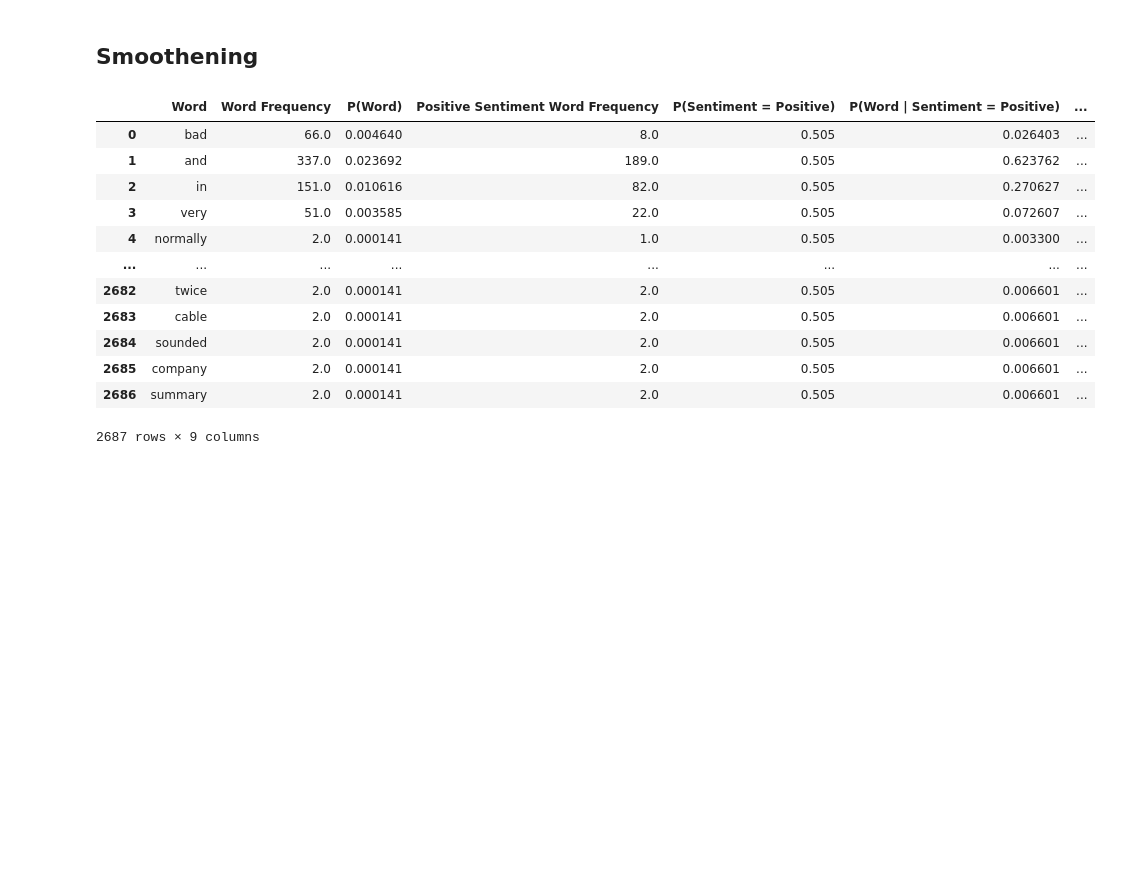
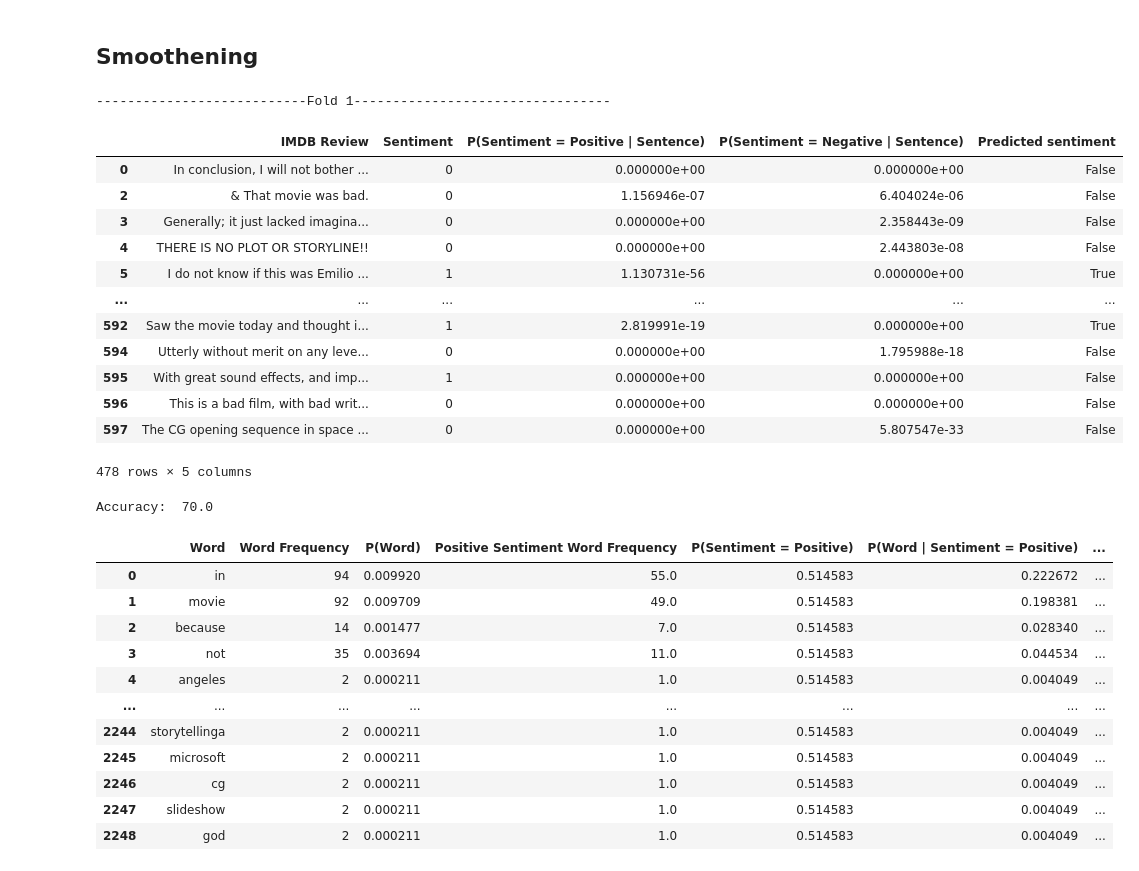
Before and after one commit to VighneshS/sentiment_prediction, a Jupyter notebook: sentiment_prediction.ipynb, the cells around one changed output. Saved outputs shown, nothing was run; the diff lists cells and outputs as text; code cells hidden in the pictures; blank space fills up the shorter version.

Commit message:
All tasks done. Thinking about removing the stop words next...😍🥰✅🤪🎊🥳🎉

```diff
--- a/sentiment_prediction.ipynb
+++ b/sentiment_prediction.ipynb
@@ -10,5 +10,7 @@ We will also see how it will be effective against missing data.
 Training Percentage
 # %%
 training_ratio = 80 / 100
+k = 5
+most_useful_limit = 20
 # %% [markdown]
 ## Importing the Data
@@ -79,7 +104,7 @@ def split_words(review):
 
 def get_word_count(review_data_frame: pd.DataFrame, column_name: str):
     vocab = review_data_frame["IMDB Review"].apply(lambda review: pd.value_counts(
-        split_words(review))).sum(axis=0).to_frame()
+        split_words(review))).count(axis=0).to_frame()
     vocab.columns = [column_name]
     vocab.reset_index(inplace=True)
     vocab = vocab.rename(columns={'index': 'Word'})
@@ -143,0 +182,34 @@ def generate_naive_bayes_parameters(data_frame: pd.DataFrame, smoothening: bool)
+# %%
+def predict_calculate_accuracy(data_frame: pd.DataFrame, naive_bayes_parameters: pd.DataFrame):
+    data_frame["P(Sentiment = Positive | Sentence)"] = data_frame["IMDB Review"].apply(
+        lambda review: get_probabilities(review, naive_bayes_parameters, True, False))
+    data_frame["P(Sentiment = Negative | Sentence)"] = data_frame["IMDB Review"].apply(
+        lambda review: get_probabilities(review, naive_bayes_parameters, False, False))
+    data_frame["Predicted sentiment"] = data_frame["P(Sentiment = Positive | Sentence)"] > data_frame[
+        "P(Sentiment = Negative | Sentence)"]
+    accuracy = data_frame.loc[data_frame["Predicted sentiment"] == data_frame["Sentiment"]].count(axis=0)[
+                   'Sentiment'] * 100 / data_frame.count(axis=0)['Sentiment']
+    print("Accuracy: ", accuracy)
+    # print("Wrong Predictions:")
+    # display(data_frame.loc[data_frame["Predicted sentiment"] != data_frame["Sentiment"]].reset_index(drop=True))
+    return accuracy
+# %%
+def five_fold_cross_validation(data_frame: pd.DataFrame, smoothening: bool):
+    kf = KFold(n_splits=k, shuffle=True)
+    train_folds = kf.split(data_frame)
+    accuracies = []
+    max_accuracy_naive_bayes_parameters = pd.DataFrame()
+    for (train_training, train_testing), index in zip(train_folds, range(5)):
+        print(f"---------------------------Fold {index + 1}---------------------------------")
+        display(train.loc[train_training])
+        trained_parameters = generate_naive_bayes_parameters(train.loc[train_training], smoothening)
+        accuracy = predict_calculate_accuracy(train.loc[train_testing], trained_parameters)
+        accuracies.append(accuracy)
+        max_accuracy_naive_bayes_parameters = trained_parameters if max(
+            accuracies) == accuracy else max_accuracy_naive_bayes_parameters
+        display(trained_parameters)
+    return max_accuracy_naive_bayes_parameters
+
+
+vocabulary = five_fold_cross_validation(train, False)
+vocabulary
@@ -264,19 +350,33 @@ Wrong Predictions:
 # %% [markdown]
 ## Smoothening
 # %%
-vocabulary = generate_naive_bayes_parameters(train, True)
+vocabulary = five_fold_cross_validation(train, True)
 vocabulary
 # %% [output]
+---------------------------Fold 1---------------------------------
-|  | Word | Word Frequency | P(Word) | Positive Sentiment Word Frequency | P(Sentiment = Positive) | P(Word | Sentiment = Positive) | ... |
-| 0 | bad | 66.0 | 0.004640 | 8.0 | 0.505 | 0.026403 | ... |
-| 1 | and | 337.0 | 0.023692 | 189.0 | 0.505 | 0.623762 | ... |
-| 2 | in | 151.0 | 0.010616 | 82.0 | 0.505 | 0.270627 | ... |
-| 3 | very | 51.0 | 0.003585 | 22.0 | 0.505 | 0.072607 | ... |
-| 4 | normally | 2.0 | 0.000141 | 1.0 | 0.505 | 0.003300 | ... |
-| ... | ... | ... | ... | ... | ... | ... | ... |
-| 2682 | twice | 2.0 | 0.000141 | 2.0 | 0.505 | 0.006601 | ... |
-| 2683 | cable | 2.0 | 0.000141 | 2.0 | 0.505 | 0.006601 | ... |
-| 2684 | sounded | 2.0 | 0.000141 | 2.0 | 0.505 | 0.006601 | ... |
-| 2685 | company | 2.0 | 0.000141 | 2.0 | 0.505 | 0.006601 | ... |
-| 2686 | summary | 2.0 | 0.000141 | 2.0 | 0.505 | 0.006601 | ... |
+|  | IMDB Review | Sentiment | P(Sentiment = Positive | Sentence) | P(Sentiment = Negative | Sentence) | Predicted sentiment |
+| 0 | In conclusion, I will not bother ... | 0 | 0.000000e+00 | 0.000000e+00 | False |
+| 2 | & That movie was bad. | 0 | 1.156946e-07 | 6.404024e-06 | False |
+| 3 | Generally; it just lacked imagina... | 0 | 0.000000e+00 | 2.358443e-09 | False |
+| 4 | THERE IS NO PLOT OR STORYLINE!! | 0 | 0.000000e+00 | 2.443803e-08 | False |
+| 5 | I do not know if this was Emilio ... | 1 | 1.130731e-56 | 0.000000e+00 | True |
+| ... | ... | ... | ... | ... | ... |
+| 592 | Saw the movie today and thought i... | 1 | 2.819991e-19 | 0.000000e+00 | True |
+| 594 | Utterly without merit on any leve... | 0 | 0.000000e+00 | 1.795988e-18 | False |
+| 595 | With great sound effects, and imp... | 1 | 0.000000e+00 | 0.000000e+00 | False |
+| 596 | This is a bad film, with bad writ... | 0 | 0.000000e+00 | 0.000000e+00 | False |
+| 597 | The CG opening sequence in space ... | 0 | 0.000000e+00 | 5.807547e-33 | False |
-2687 rows × 9 columns
+478 rows × 5 columns
+Accuracy:  70.0
+|  | Word | Word Frequency | P(Word) | Positive Sentiment Word Frequency | P(Sentiment = Positive) | P(Word | Sentiment = Positive) | ... |
+| 0 | in | 94 | 0.009920 | 55.0 | 0.514583 | 0.222672 | ... |
+| 1 | movie | 92 | 0.009709 | 49.0 | 0.514583 | 0.198381 | ... |
+| 2 | because | 14 | 0.001477 | 7.0 | 0.514583 | 0.028340 | ... |
+| 3 | not | 35 | 0.003694 | 11.0 | 0.514583 | 0.044534 | ... |
+| 4 | angeles | 2 | 0.000211 | 1.0 | 0.514583 | 0.004049 | ... |
+| ... | ... | ... | ... | ... | ... | ... | ... |
+| 2244 | storytellinga | 2 | 0.000211 | 1.0 | 0.514583 | 0.004049 | ... |
+| 2245 | microsoft | 2 | 0.000211 | 1.0 | 0.514583 | 0.004049 | ... |
+| 2246 | cg | 2 | 0.000211 | 1.0 | 0.514583 | 0.004049 | ... |
+| 2247 | slideshow | 2 | 0.000211 | 1.0 | 0.514583 | 0.004049 | ... |
+| 2248 | god | 2 | 0.000211 | 1.0 | 0.514583 | 0.004049 | ... |
```
Also changed, not shown: parts of 21 cells of this notebook.
